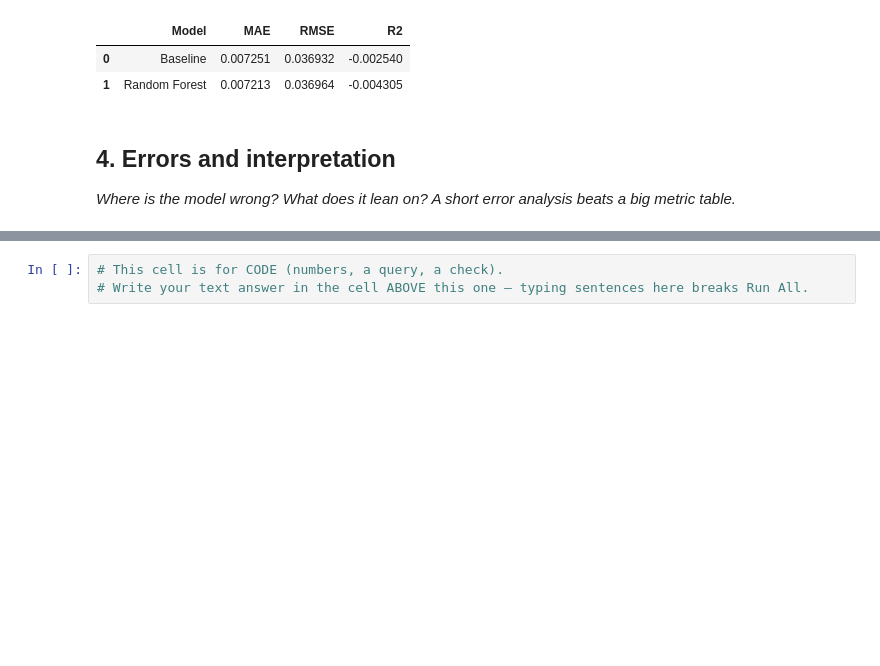
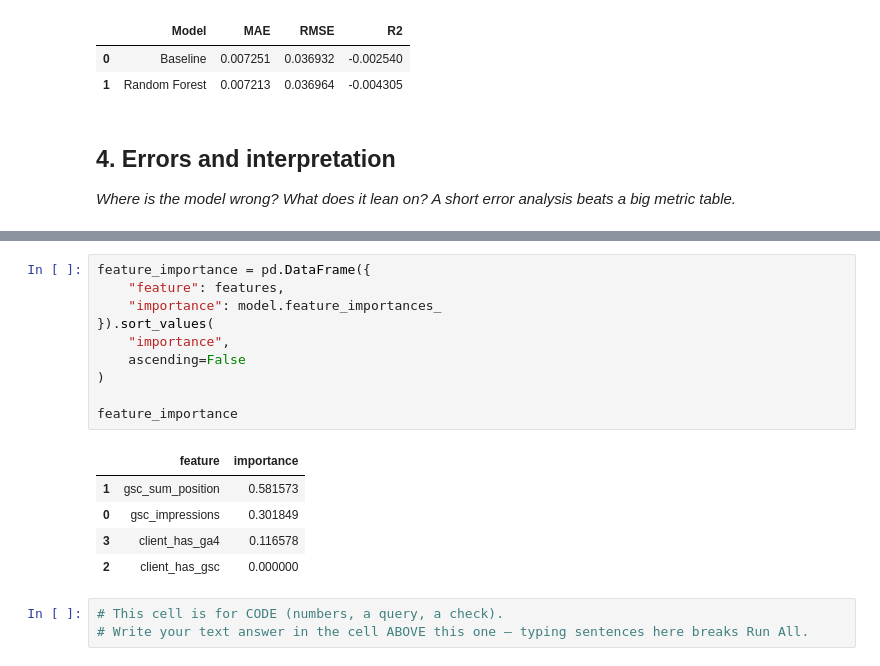
Before and after one commit to Vaib-raksh/Intern-ML, a Jupyter notebook: work/notebooks/w05_model.ipynb, the cells around one changed output, grey strips where cells are left out. Drawn from its saved outputs; the diff is of its cells as text; blank space fills up the shorter version.

```diff
--- a/work/notebooks/w05_model.ipynb
+++ b/work/notebooks/w05_model.ipynb
@@ -287,3 +331,19 @@ comparison
+# %%
+feature_importance = pd.DataFrame({
+    "feature": features,
+    "importance": model.feature_importances_
+}).sort_values(
+    "importance",
+    ascending=False
+)
+
+feature_importance
+# %% [output]
+|  | feature | importance |
+| 1 | gsc_sum_position | 0.581573 |
+| 0 | gsc_impressions | 0.301849 |
+| 3 | client_has_ga4 | 0.116578 |
+| 2 | client_has_gsc | 0.000000 |
 # %%
 # This cell is for CODE (numbers, a query, a check).
 # Write your text answer in the cell ABOVE this one — typing sentences here breaks Run All.
```
Also changed, not shown: parts of 3 cells of this notebook.
